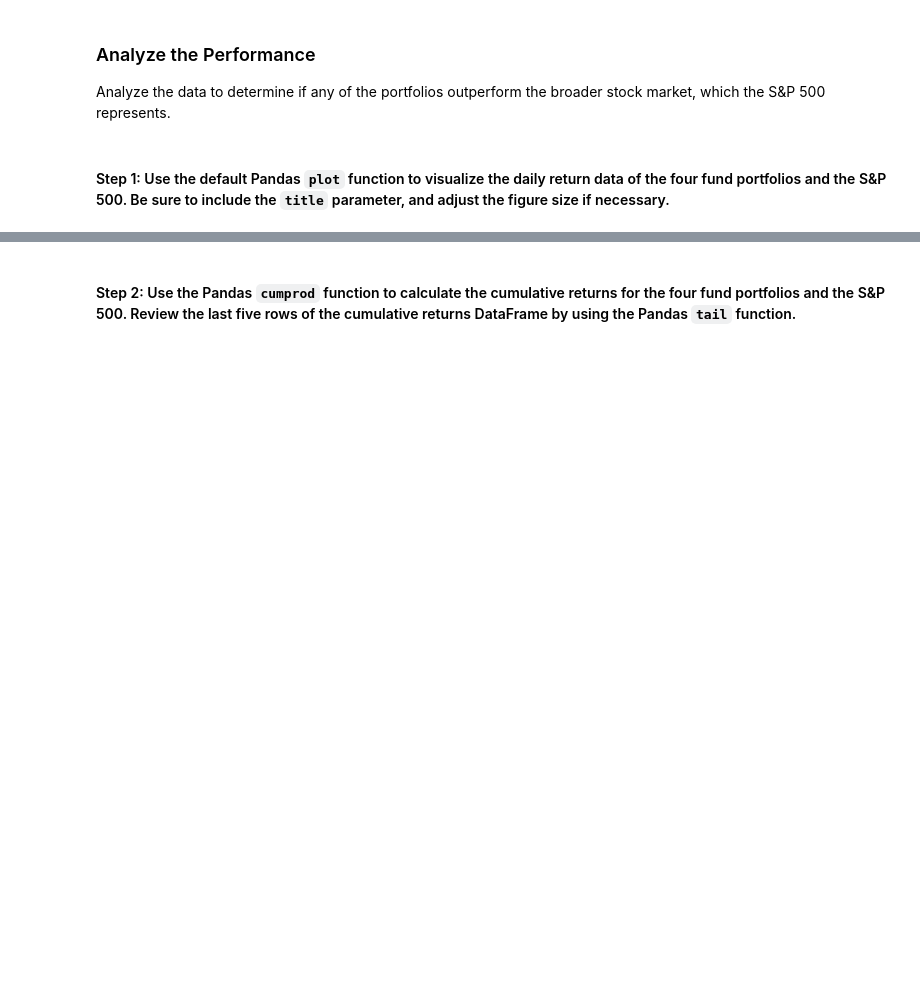
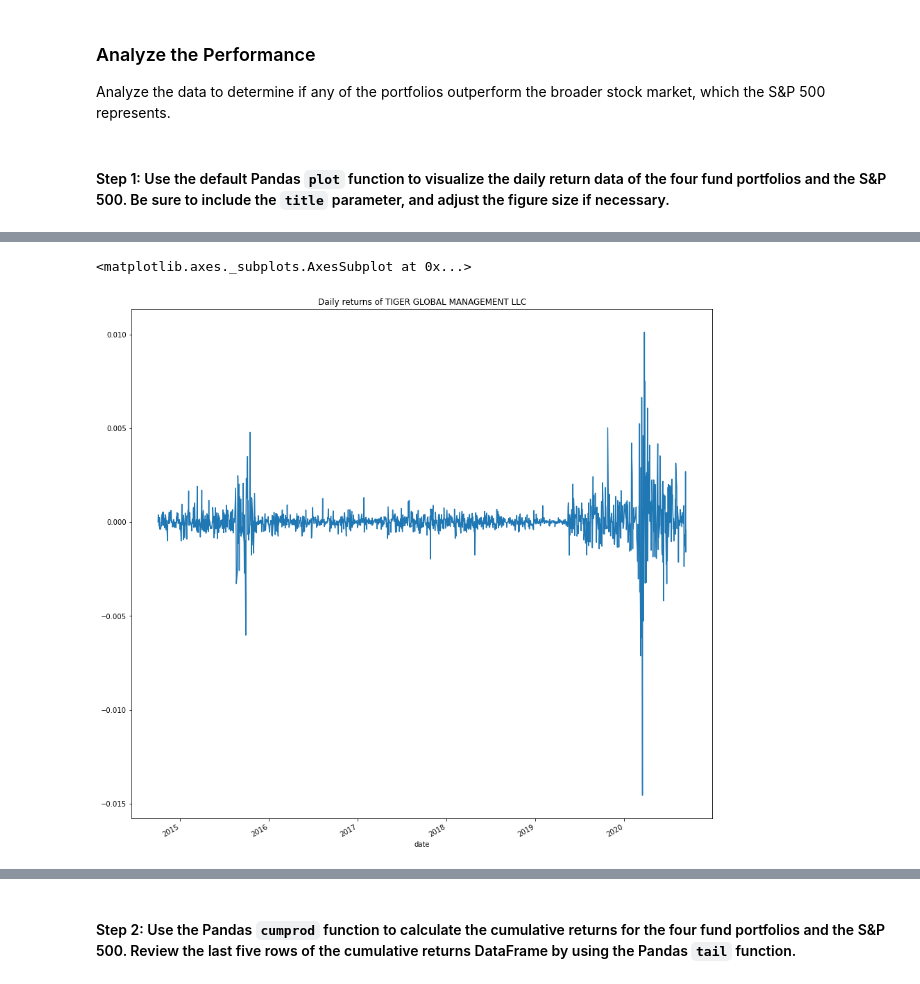
Before and after one commit to carlosmpr/Challange4-quantitative-analyst-for-a-FinTech-investing-platform, a Jupyter notebook: risk_return_analysis.ipynb, the cells around one changed output, grey strips where cells are left out. Drawn from its saved outputs; the diff is of its cells as text; code cells hidden in the pictures; blank space fills up the shorter version.

```diff
--- a/risk_return_analysis.ipynb
+++ b/risk_return_analysis.ipynb
@@ -200,0 +215,5 @@ Analyze the data to determine if any of the portfolios outperform the broader st
+# %%
+tiger_global_daily_returns.plot(figsize=(15, 15), title="Daily returns of TIGER GLOBAL MANAGEMENT LLC")
+# %% [output]
+<matplotlib.axes._subplots.AxesSubplot at 0x...>
+[figure, added]
```
Also changed, not shown: parts of 17 cells of this notebook.
